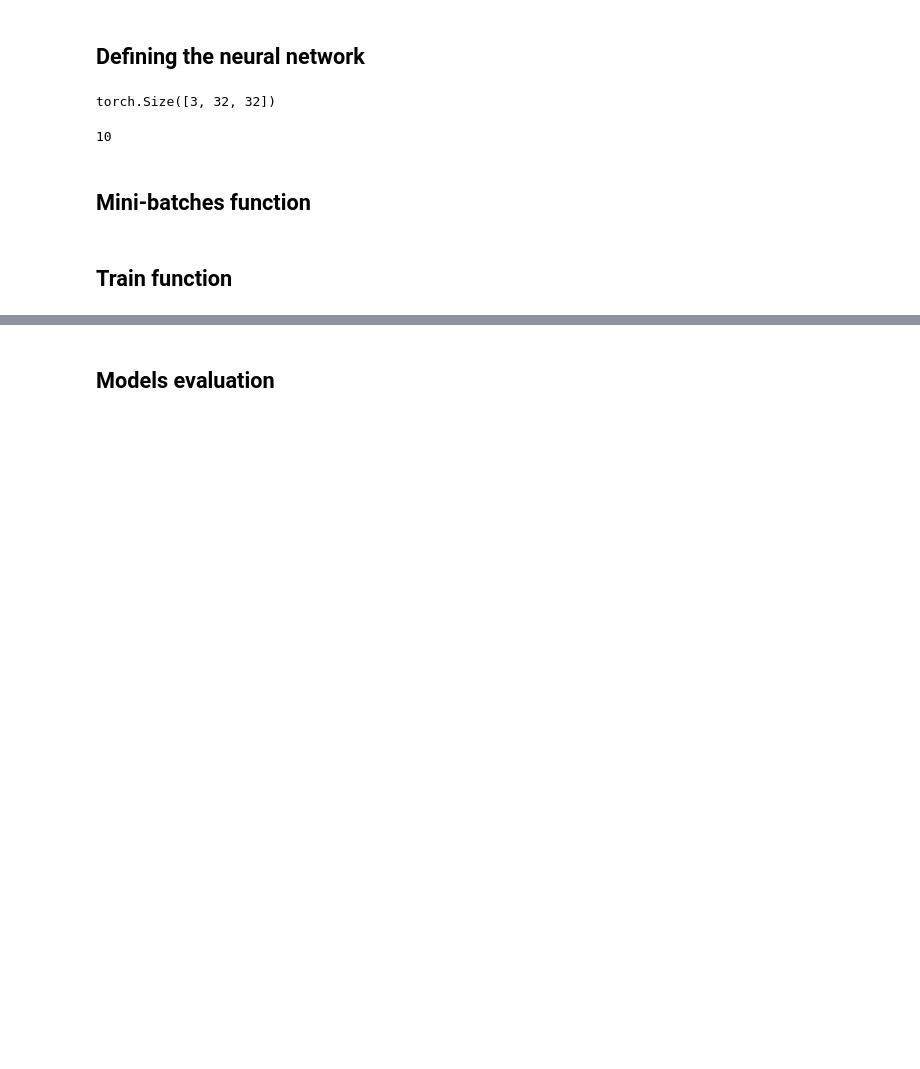
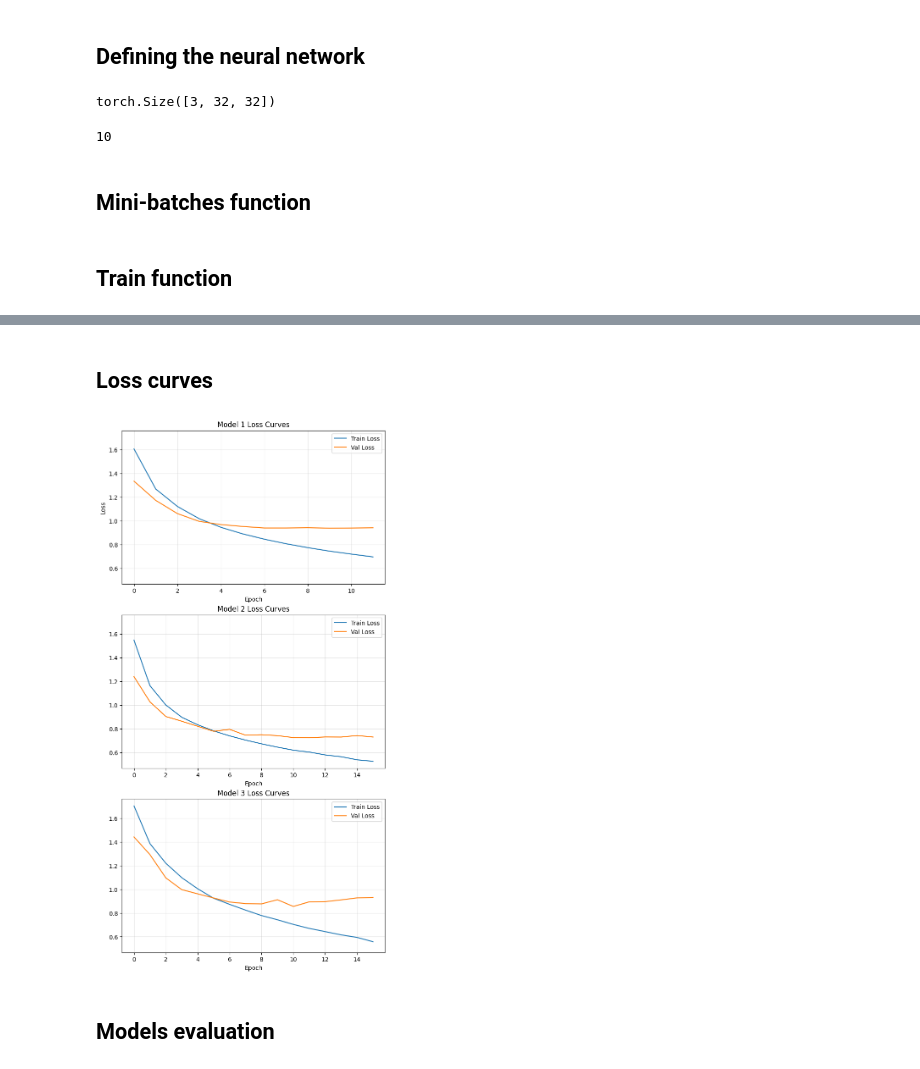
Before and after one commit to Kicho115/computational-intelligence, a Jupyter notebook: exercises/cnn-with-pytorch.ipynb, the cells around one changed output, grey strips where cells are left out. Saved outputs shown, nothing was run; the diff lists cells and outputs as text; code cells hidden in the pictures; blank space fills up the shorter version.

Commit message:
Add loss curves again

```diff
--- a/exercises/cnn-with-pytorch.ipynb
+++ b/exercises/cnn-with-pytorch.ipynb
@@ -309,3 +326,28 @@ Epoch [12/30], Loss: 0.6908, Val Loss: 0.9163, Train Acc: 0.7531, Val Acc: 0.697
+# %% [markdown]
+## Loss curves
+# %%
+import matplotlib.pyplot as plt
+
+histories = {
+    "Model 1": model1_metrics[4],
+    "Model 2": model2_metrics[4],
+    "Model 3": model3_metrics[4],
+}
+
+fig, axes = plt.subplots(3, 1, figsize=(8,16), sharey=True)
+
+for ax, (model_name, res) in zip(axes, histories.items()):
+    ax.plot(res["train_loss"], label="Train Loss")
+    ax.plot(res["val_loss"], label="Val Loss")
+    ax.set_title(f"{model_name} Loss Curves")
+    ax.set_xlabel("Epoch")
+    ax.grid(True, alpha=0.3)
+    ax.legend()
+
+axes[0].set_ylabel("Loss")
+plt.show()
+# %% [output]
+[figure, added]
 # %% [markdown]
 ## Models evaluation
 # %%
```
Also changed, not shown: parts of 4 cells of this notebook.
